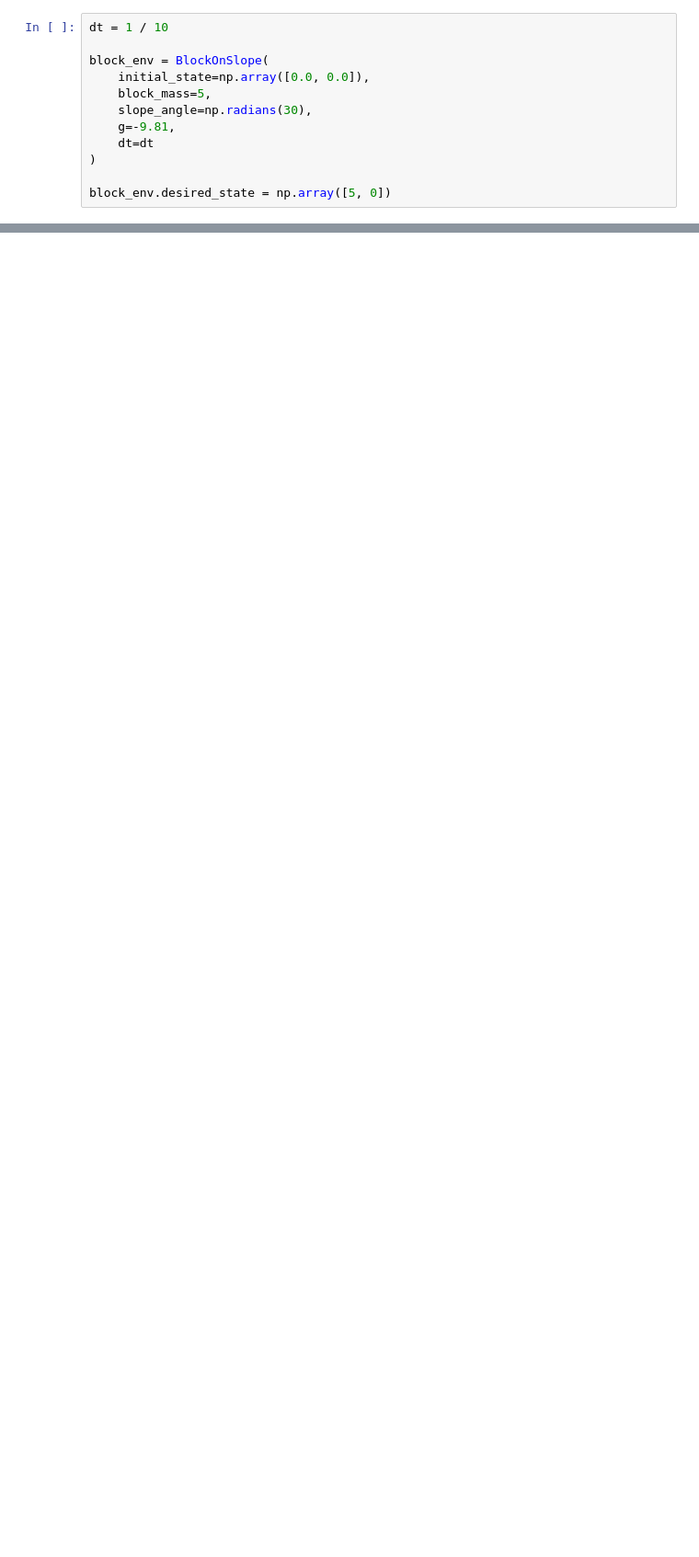
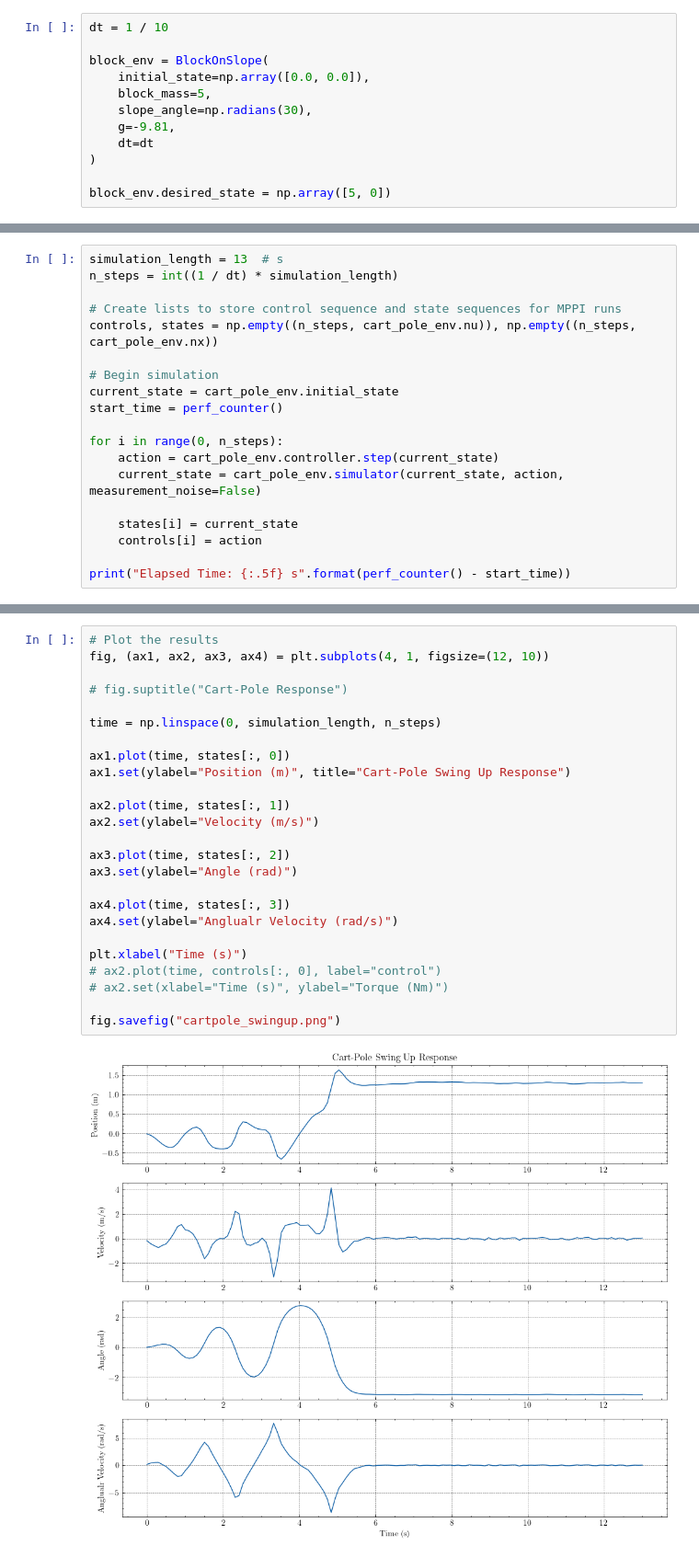
Before and after one commit to micahreich/mppi-neural-dynamics, a Jupyter notebook: control/MPPI_Playground.ipynb, the cells around one changed output, grey strips where cells are left out. Shown at 92% size. Drawn from its saved outputs; the diff is of its cells as text; blank space fills up the shorter version.

Commit message:
cleaned up mmpi regular dynamics, rigorously tested+tuned environments, wrote dynamics down, added cartpole

```diff
--- a/control/MPPI_Playground.ipynb
+++ b/control/MPPI_Playground.ipynb
@@ -252,0 +429,19 @@ plt.show()
+# %%
+simulation_length = 13  # s
+n_steps = int((1 / dt) * simulation_length)
+
+# Create lists to store control sequence and state sequences for MPPI runs
+controls, states = np.empty((n_steps, cart_pole_env.nu)), np.empty((n_steps, cart_pole_env.nx))
+
+# Begin simulation
+current_state = cart_pole_env.initial_state
+start_time = perf_counter()
+
+for i in range(0, n_steps):
+    action = cart_pole_env.controller.step(current_state)
+    current_state = cart_pole_env.simulator(current_state, action, measurement_noise=False)
+
+    states[i] = current_state
+    controls[i] = action
+
+print("Elapsed Time: {:.5f} s".format(perf_counter() - start_time))
@@ -252,0 +450,27 @@ plt.show()
+# %%
+# Plot the results
+fig, (ax1, ax2, ax3, ax4) = plt.subplots(4, 1, figsize=(12, 10))
+
+# fig.suptitle("Cart-Pole Response")
+
+time = np.linspace(0, simulation_length, n_steps)
+
+ax1.plot(time, states[:, 0])
+ax1.set(ylabel="Position (m)", title="Cart-Pole Swing Up Response")
+
+ax2.plot(time, states[:, 1])
+ax2.set(ylabel="Velocity (m/s)")
+
+ax3.plot(time, states[:, 2])
+ax3.set(ylabel="Angle (rad)")
+
+ax4.plot(time, states[:, 3])
+ax4.set(ylabel="Anglualr Velocity (rad/s)")
+
+plt.xlabel("Time (s)")
+# ax2.plot(time, controls[:, 0], label="control")
+# ax2.set(xlabel="Time (s)", ylabel="Torque (Nm)")
+
+fig.savefig("cartpole_swingup.png")
+# %% [output]
+[figure, added]
```
Also changed, not shown: parts of 12 cells of this notebook, 4 other files.
